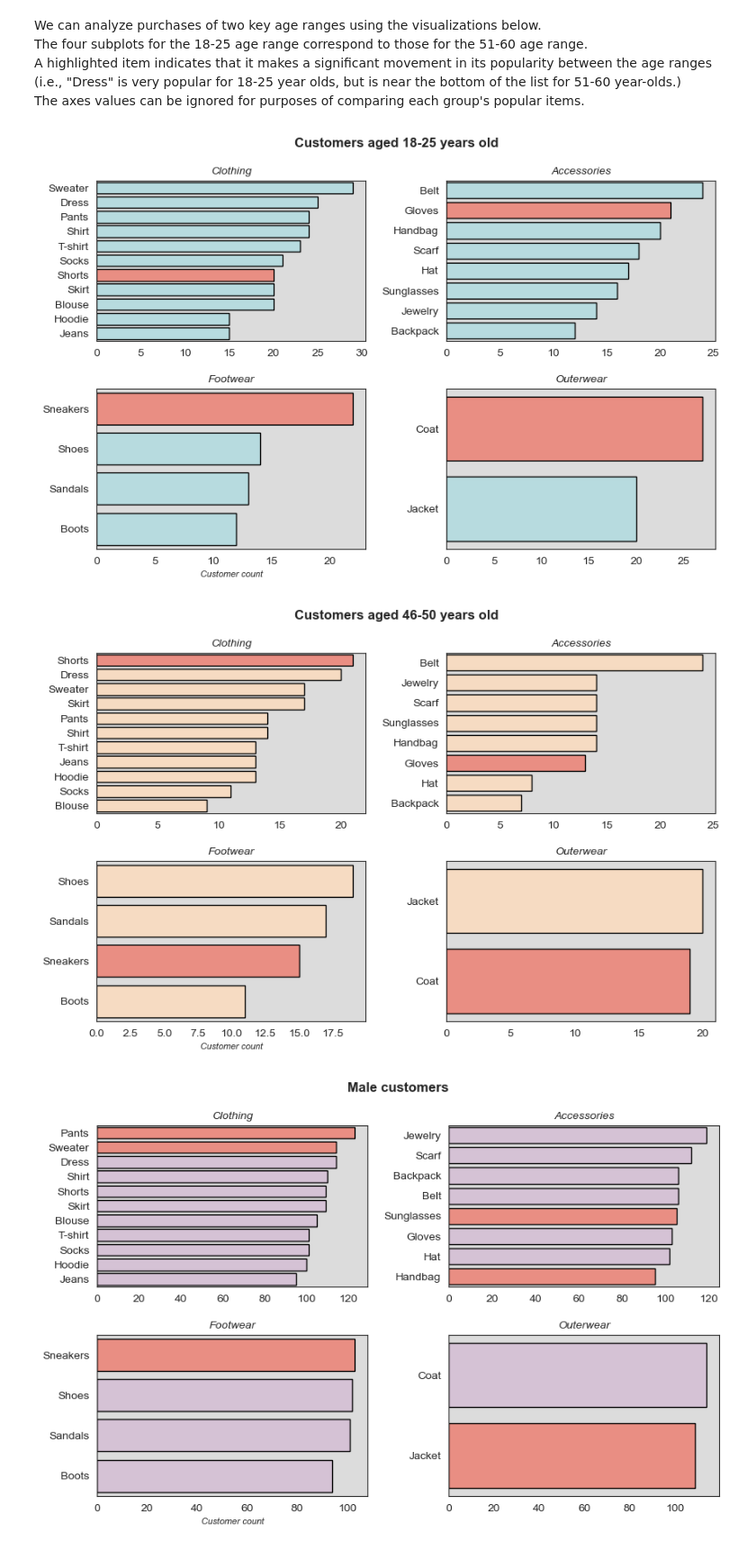
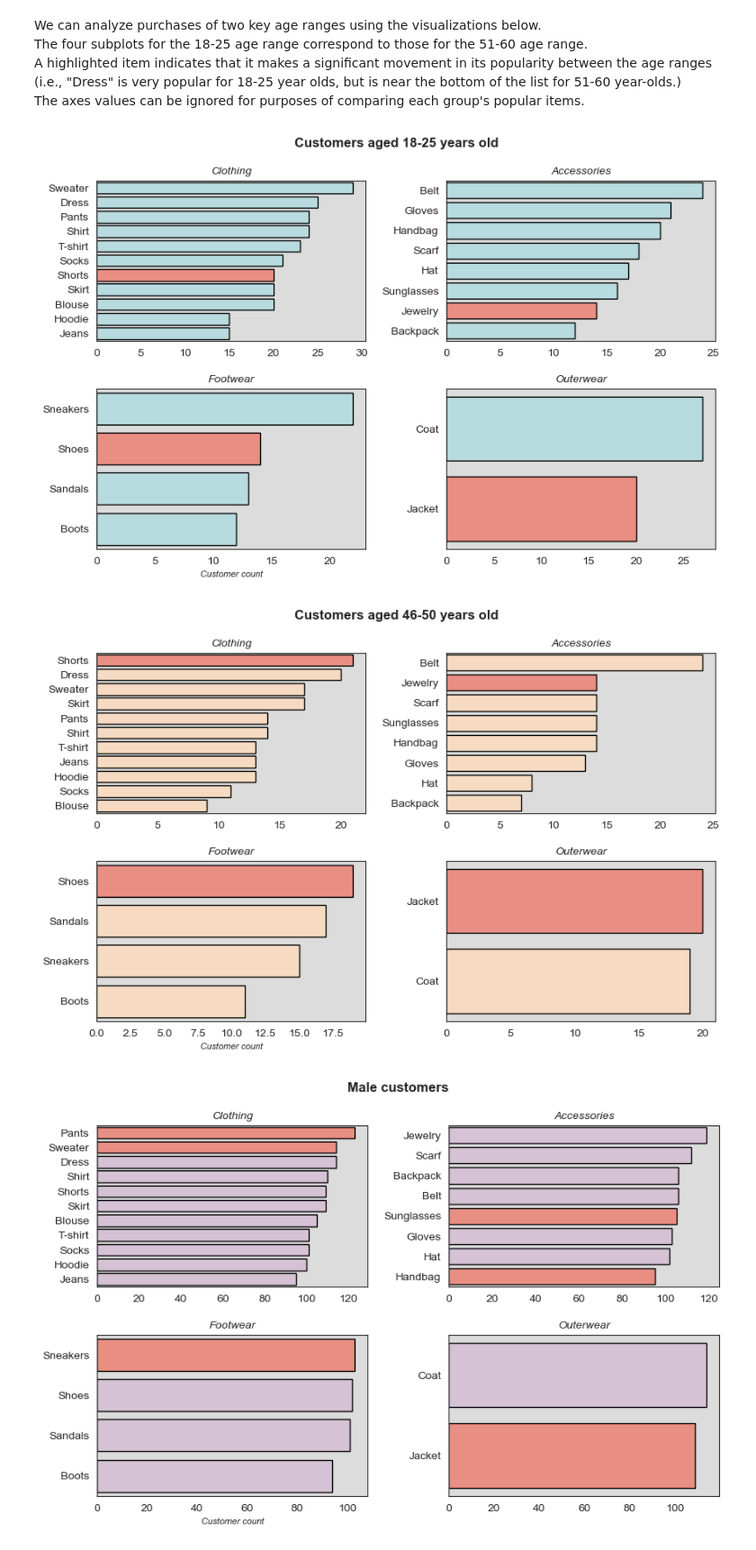
Before and after one commit to molly777yllom/DataDive3_DATA3500, a Jupyter notebook: shopping_trends.ipynb, the cells around one changed output. Shown at 90% size. Saved outputs shown, nothing was run; the diff lists cells and outputs as text; code cells hidden in the pictures.

```diff
--- a/shopping_trends.ipynb
+++ b/shopping_trends.ipynb
@@ -567,9 +567,9 @@ highlight_color = 'salmon'                           # highlight color
 
 # items to highlight
 highlighted_clothing_item = ['Shorts']       # clothing item to highlight
-highlighted_accessories_item = 'Gloves'     # accessories item to highlight
-highlighted_footwear_item = 'Sneakers'    # footwear item to highlight
-highlighted_outerwear_item = 'Coat'           # outerwear item to highlight (none, because not much difference was spotted)
+highlighted_accessories_item = 'Jewelry'     # accessories item to highlight
+highlighted_footwear_item = 'Shoes'    # footwear item to highlight
+highlighted_outerwear_item = 'Jacket'           # outerwear item to highlight (none, because not much difference was spotted)
 
 # create a color list for each subplot's palette for each key age range (plotted separately)
 # iterate thru `clothing_items` and assign the highlight color to the specified item; otherwise, use default color
@@ -588,34 +588,34 @@ second_highest_range_colors_outerwear = [highlight_color if item == highlighted_
 f, ax = plt.subplots(2, 2, figsize=(10, 6))  # set up the figure and styles
 plt.subplots_adjust(hspace=0.3, wspace=0.3)
 sns.set_style('white')
 # set up the countplot for clothing
 sns.countplot(y="Item Purchased", data=youngest, palette=youngest_colors, order=clothing_items, edgecolor='black', ax=ax[0,0])
 ax[0,0].set_title('Clothing', fontsize=10, style='italic')  # set up the clothing plot's title
 ax[0,0].set_xlabel('')  # make x-axis label disappear
 ax[0,0].set_ylabel('')  # make y-axis label disappear
 ax[0,0].set_facecolor('gainsboro')  # clothing plot's background color
 # set up the countplot for accessories
 sns.countplot(y="Item Purchased", data=youngest_accessories, palette=youngest_colors_accessories, edgecolor='black', order=accessories_items,  ax=ax[0,1])  # set up the countplot for accessories
 ax[0,1].set_title('Accessories', fontsize=10, style='italic')  # set up the accessories' plot's title
 ax[0,1].set_xlabel('')  # make x-axis label disappear
 ax[0,1].set_ylabel('')  # make y-axis label disappear
 ax[0,1].set_facecolor('gainsboro')  # accessories' plot's background color
 # set up the countplot for footwear
 sns.countplot(y="Item Purchased", data=youngest_footwear, palette=youngest_colors_footwear, edgecolor='black', order=footwear_items,  ax=ax[1,0])
 ax[1,0].set_title('Footwear', fontsize=10, style='italic')  # set up the footwear plot's title
 ax[1,0].set_xlabel('Customer count', style='italic', size=8)  # customize the footwear plot's x-axis label
 ax[1,0].set_ylabel('')  # make y-axis label disappear
 ax[1,0].set_facecolor('gainsboro')  # footwear plot's background color
 # set up the countplot for outerwear
 sns.countplot(y="Item Purchased", data=youngest_outerwear, palette=youngest_colors_outerwear, edgecolor='black', order=outerwear_items, ax=ax[1,1])
 ax[1,1].set_title('Outerwear', fontsize=10, style='italic')  # set up the outerwear plot's title
 ax[1,1].set_xlabel('')  # make x-axis label disappear
 ax[1,1].set_ylabel('')  # make y-axis label disappear
 ax[1,1].set_facecolor('gainsboro')  # outerwear plot's background color
 plt.gcf().suptitle('Customers aged 18-25 years old', fontsize=12, y=0.97, weight='bold')  # set a main title using suptitle
 plt.show()  # show the plots
 # %% [output]
-[figure, old version]
+[figure, new version]
 # %%
 # Plots: Most-shopped items within each category, for customers aged 51-55 years old
 f, ax = plt.subplots(2, 2, figsize=(10, 6))  # set up figure and styles
@@ -648,7 +648,7 @@ ax[1,1].set_facecolor('gainsboro')  # outerwear plot's background color
 plt.gcf().suptitle('Customers aged 46-50 years old', fontsize=12, y=0.97, weight='bold')  # set a main title using suptitle
 plt.show()  # show the plot
 # %% [output]
-[figure, old version]
+[figure, new version]
 # %%
 # Plot: Most-shopped items within each category, for male customers
 # (some set up for female customers also done here)
```
